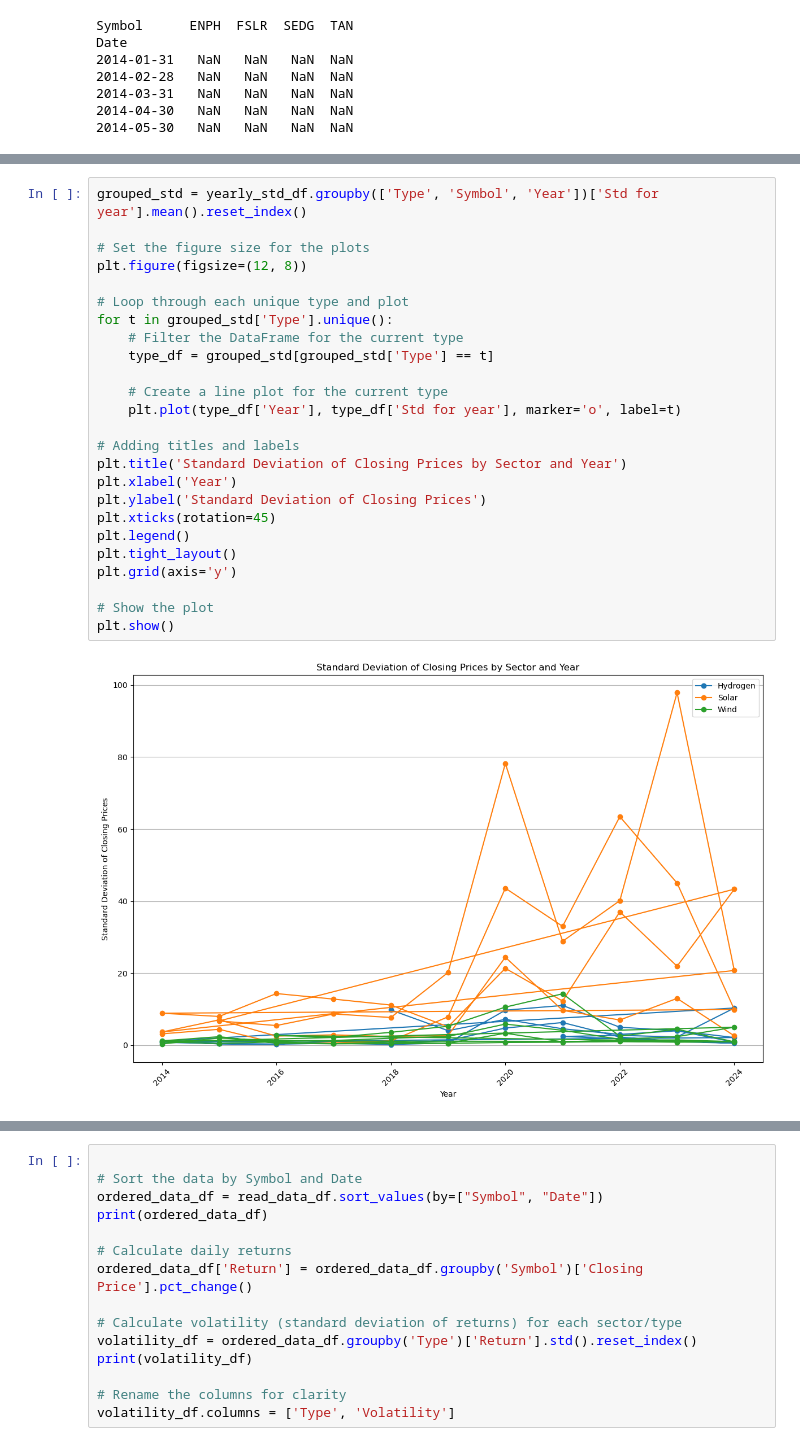
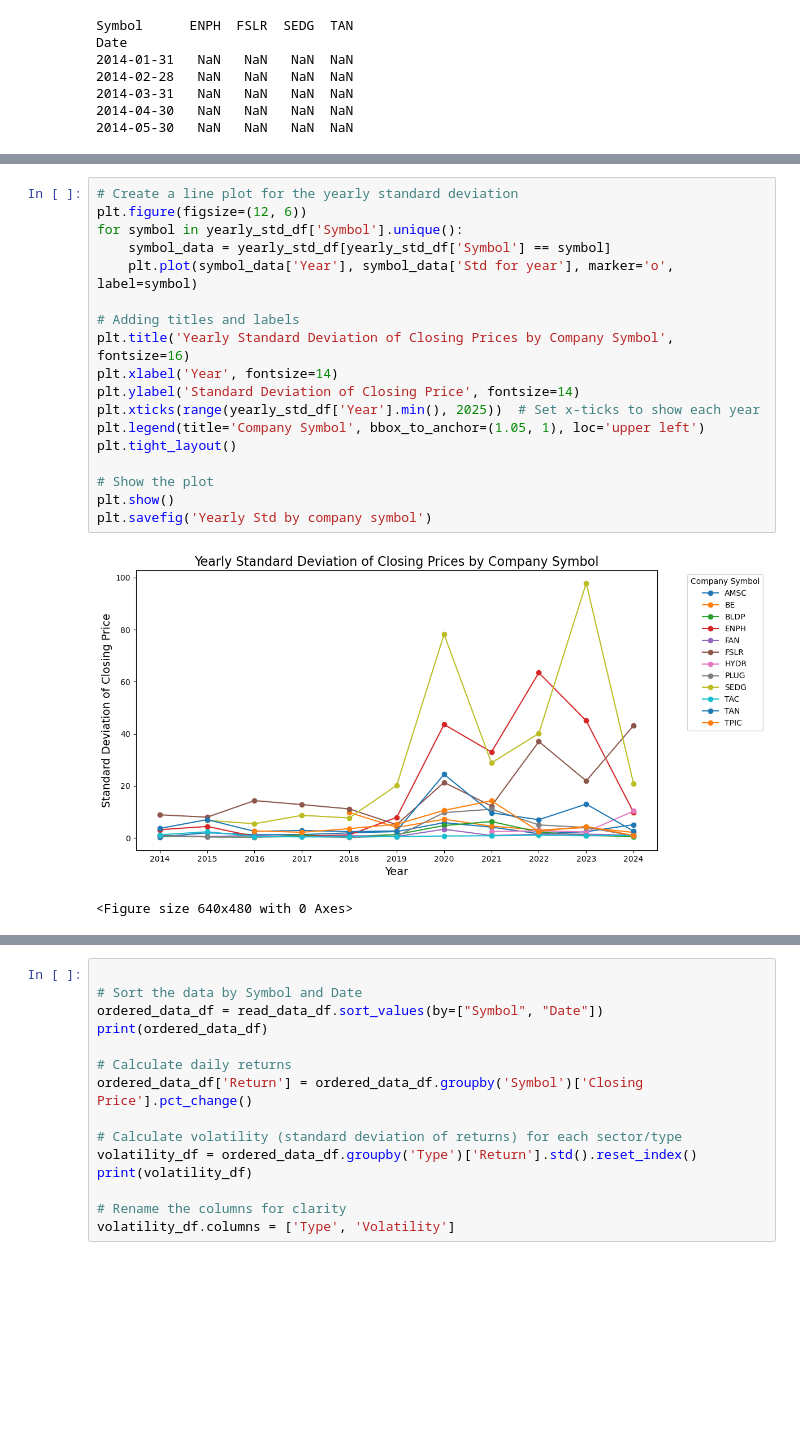
Before and after one commit to shalini1807/Project-1, a Jupyter notebook: project 1-shalini.ipynb, the cells around one changed output, grey strips where cells are left out. Saved outputs shown, nothing was run; the diff lists cells and outputs as text; blank space fills up the shorter version.

```diff
--- a/project 1-shalini.ipynb
+++ b/project 1-shalini.ipynb
@@ -321,28 +344,22 @@ yearly_std_df
 118 rows × 4 columns
-# %%
-grouped_std = yearly_std_df.groupby(['Type', 'Symbol', 'Year'])['Std for year'].mean().reset_index()
-
-# Set the figure size for the plots
-plt.figure(figsize=(12, 8))
-
-# Loop through each unique type and plot
-for t in grouped_std['Type'].unique():
-    # Filter the DataFrame for the current type
-    type_df = grouped_std[grouped_std['Type'] == t]
-
-    # Create a line plot for the current type
-    plt.plot(type_df['Year'], type_df['Std for year'], marker='o', label=t)
-
-# Adding titles and labels
-plt.title('Standard Deviation of Closing Prices by Sector and Year')
-plt.xlabel('Year')
-plt.ylabel('Standard Deviation of Closing Prices')
-plt.xticks(rotation=45)
-plt.legend()
-plt.tight_layout()
-plt.grid(axis='y')
-
-# Show the plot
-plt.show()
-# %% [output]
-[figure, removed]
+# %%
+# Create a line plot for the yearly standard deviation
+plt.figure(figsize=(12, 6))
+for symbol in yearly_std_df['Symbol'].unique():
+    symbol_data = yearly_std_df[yearly_std_df['Symbol'] == symbol]
+    plt.plot(symbol_data['Year'], symbol_data['Std for year'], marker='o', label=symbol)
+
+# Adding titles and labels
+plt.title('Yearly Standard Deviation of Closing Prices by Company Symbol', fontsize=16)
+plt.xlabel('Year', fontsize=14)
+plt.ylabel('Standard Deviation of Closing Price', fontsize=14)
+plt.xticks(range(yearly_std_df['Year'].min(), 2025))  # Set x-ticks to show each year
+plt.legend(title='Company Symbol', bbox_to_anchor=(1.05, 1), loc='upper left')
+plt.tight_layout()
+
+# Show the plot
+plt.show()
+plt.savefig('Yearly Std by company symbol')
+# %% [output]
+[figure, added]
+<Figure size 640x480 with 0 Axes>
```
Also changed, not shown: parts of 6 cells of this notebook, 3 other files.
